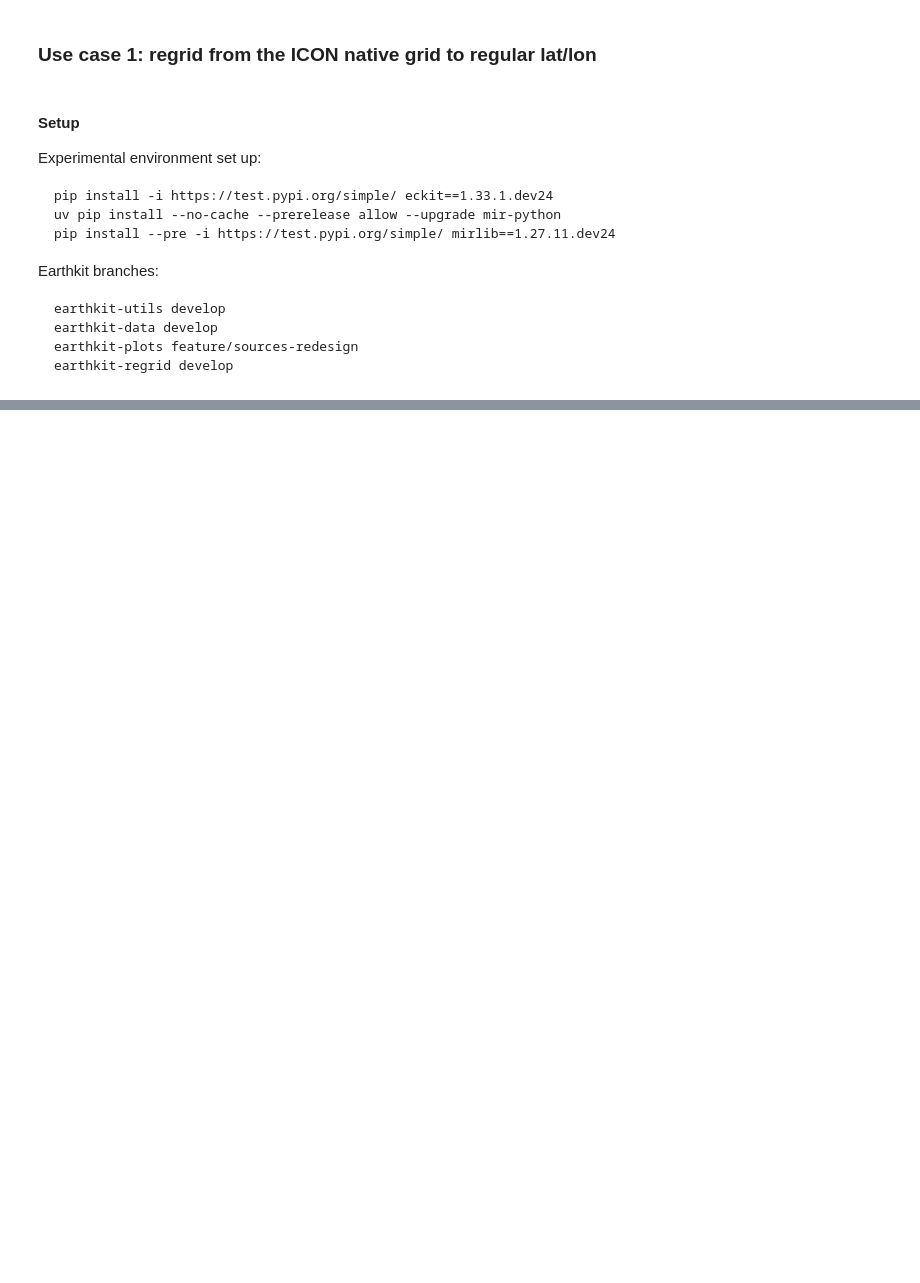
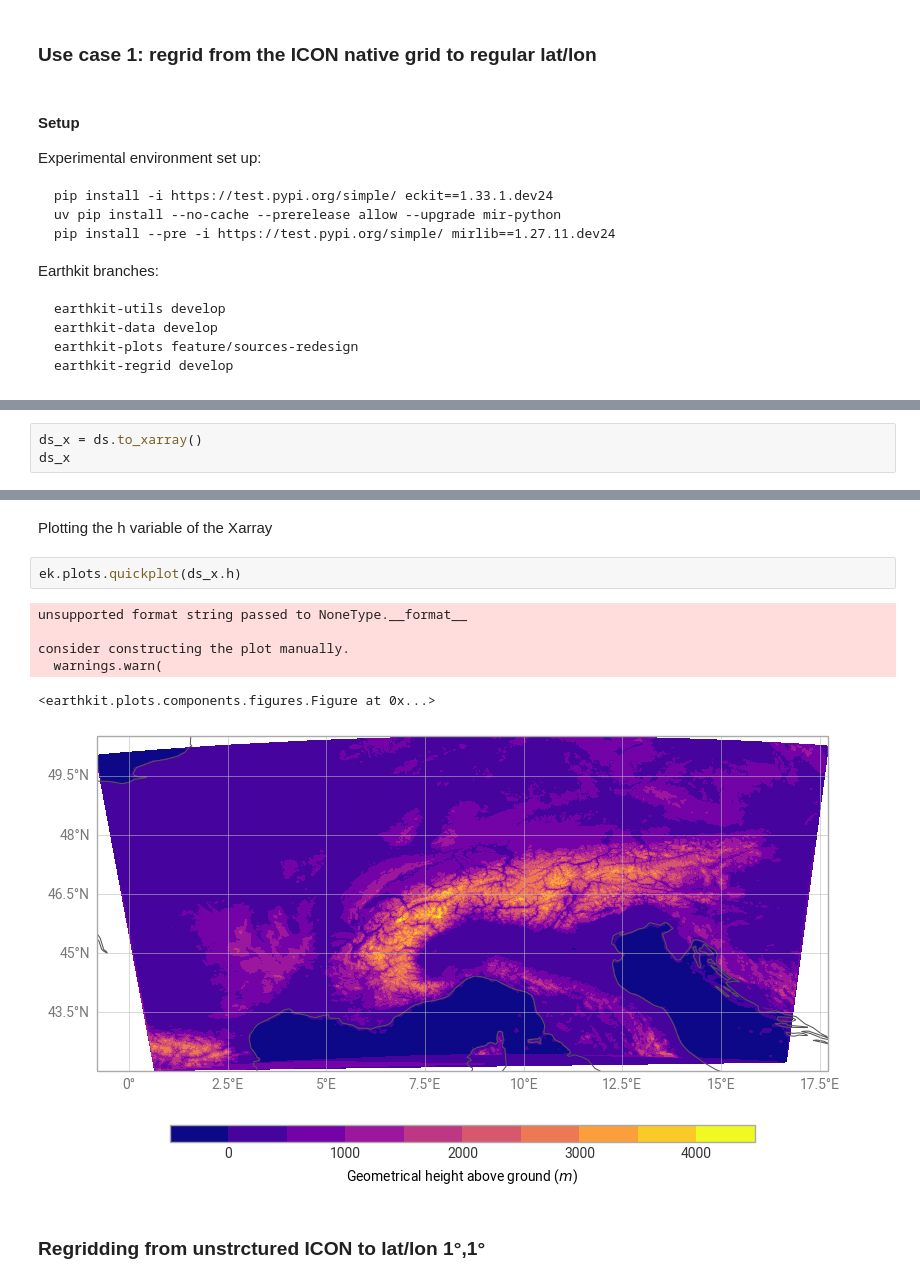
Before and after one commit to MeteoSwiss/nwp-fdb-polytope-demo, a Jupyter notebook: examples/Polytope/work_with_data_native_grid.ipynb, the cells around one changed output, grey strips where cells are left out. Drawn from its saved outputs; the diff is of its cells as text; blank space fills up the shorter version.

```diff
--- a/examples/Polytope/work_with_data_native_grid.ipynb
+++ b/examples/Polytope/work_with_data_native_grid.ipynb
@@ -31,0 +67,3 @@ ModuleNotFoundError: No module named 'earthkit'
+# %%
+ds_x = ds.to_xarray()
+ds_x
@@ -31,0 +90,13 @@ ModuleNotFoundError: No module named 'earthkit'
+# %% [markdown]
+Plotting the h variable of the Xarray
+# %%
+ek.plots.quickplot(ds_x.h)
+# %% [output]
+unsupported format string passed to NoneType.__format__
+
+consider constructing the plot manually.
+  warnings.warn(
+<earthkit.plots.components.figures.Figure at 0x...>
+[figure, added]
+# %% [markdown]
+### Regridding from unstrctured ICON to lat/lon 1°,1°
```
Also changed, not shown: parts of 13 cells of this notebook, 3 other files.
